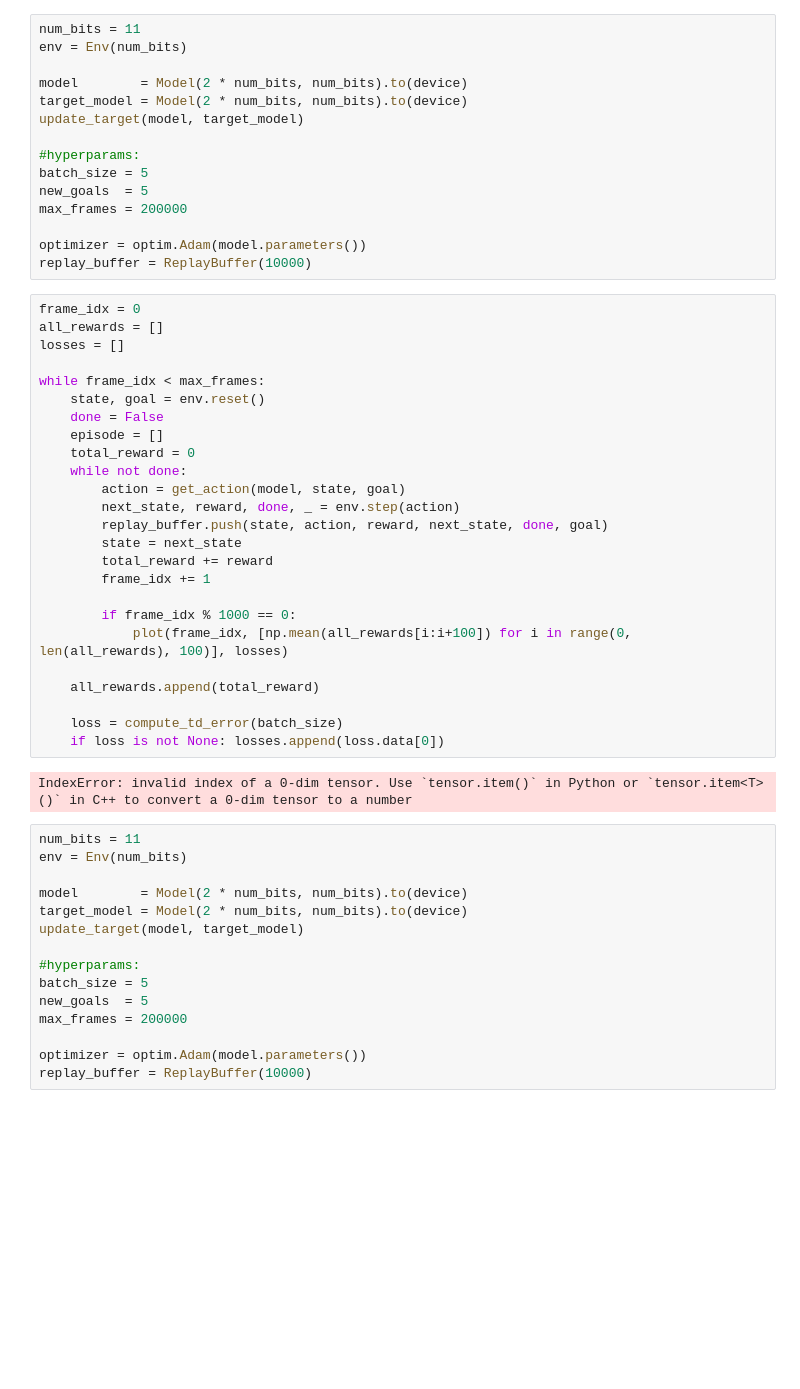
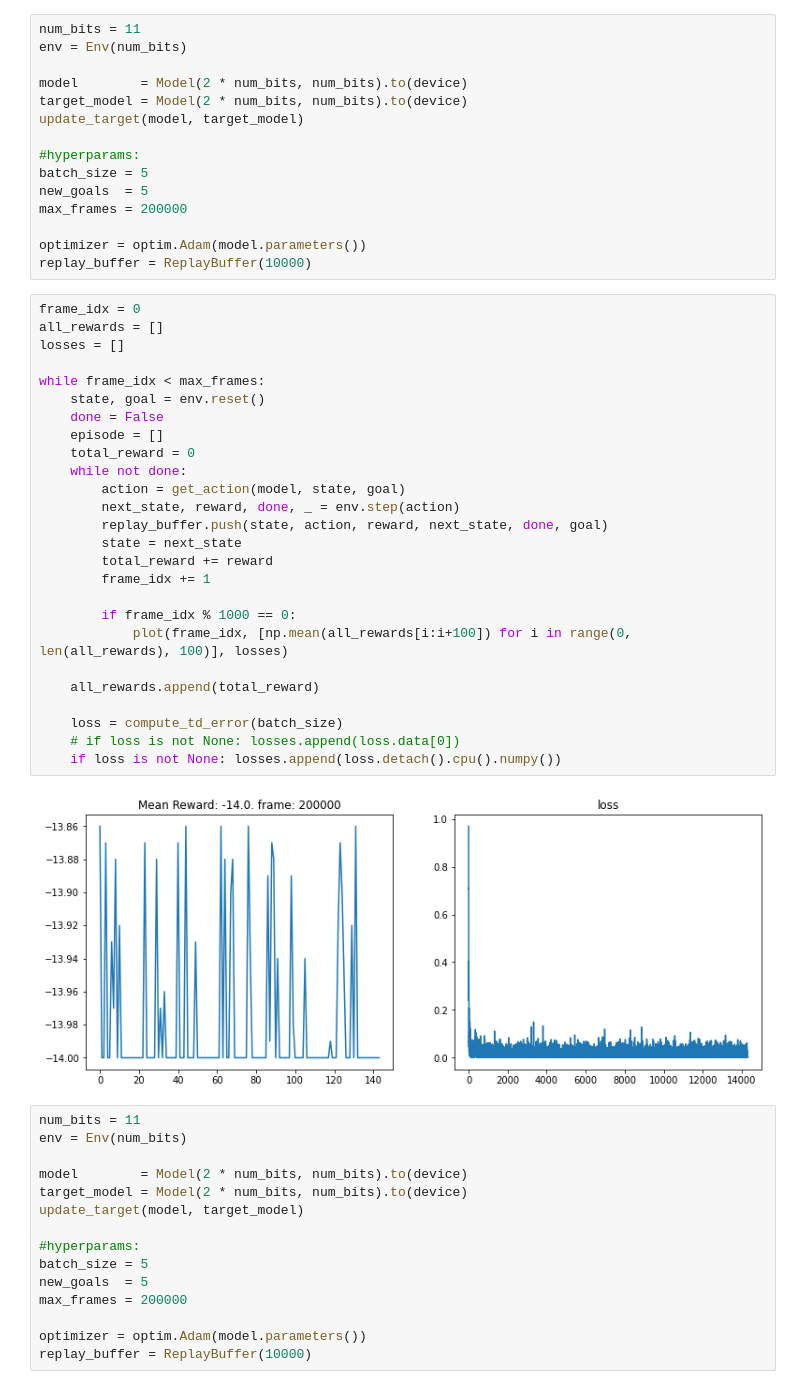
Before and after one commit to namjiwon1023/Code_With_RL, a Jupyter notebook: tutorials/HER/her.ipynb, the cells around one changed output. Saved outputs shown, nothing was run; the diff lists cells and outputs as text; blank space fills up the shorter version.

```diff
--- a/tutorials/HER/her.ipynb
+++ b/tutorials/HER/her.ipynb
@@ -145,30 +145,31 @@ replay_buffer = ReplayBuffer(10000)
 # %%
 frame_idx = 0
 all_rewards = []
 losses = []
 
 while frame_idx < max_frames:
     state, goal = env.reset()
     done = False
     episode = []
     total_reward = 0
     while not done:
         action = get_action(model, state, goal)
         next_state, reward, done, _ = env.step(action)
         replay_buffer.push(state, action, reward, next_state, done, goal)
         state = next_state
         total_reward += reward
         frame_idx += 1
 
         if frame_idx % 1000 == 0:
             plot(frame_idx, [np.mean(all_rewards[i:i+100]) for i in range(0, len(all_rewards), 100)], losses)
 
     all_rewards.append(total_reward)
 
     loss = compute_td_error(batch_size)
-    if loss is not None: losses.append(loss.data[0])
+    # if loss is not None: losses.append(loss.data[0])
+    if loss is not None: losses.append(loss.detach().cpu().numpy())
 # %% [output]
-IndexError: invalid index of a 0-dim tensor. Use `tensor.item()` in Python or `tensor.item<T>()` in C++ to convert a 0-dim tensor to a number
+[figure, added]
 # %%
 num_bits = 11
 env = Env(num_bits)
```
Also changed, not shown: parts of 1 cell of this notebook.
